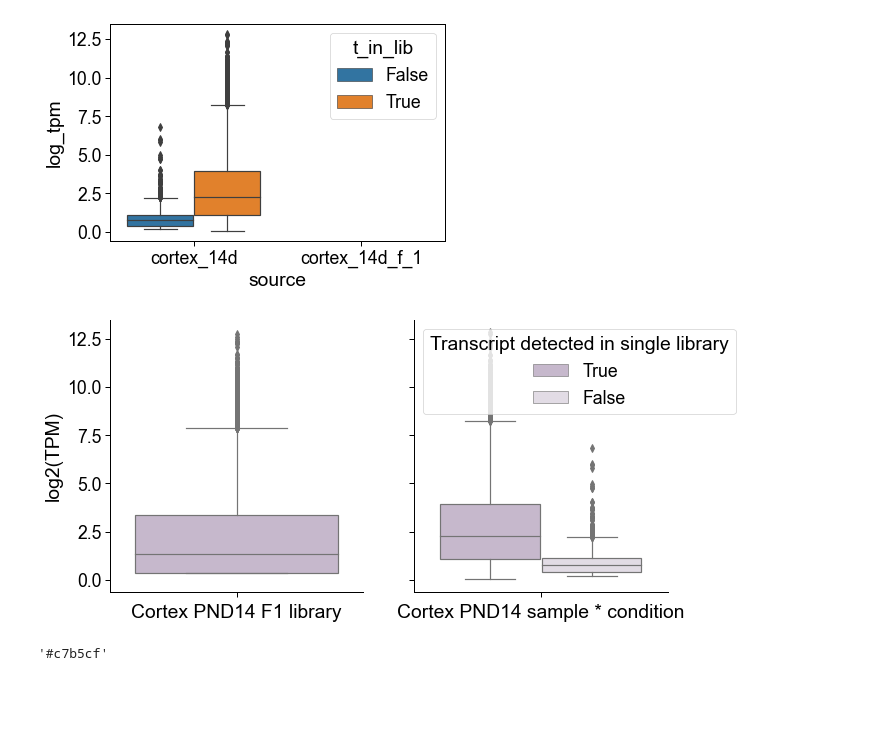
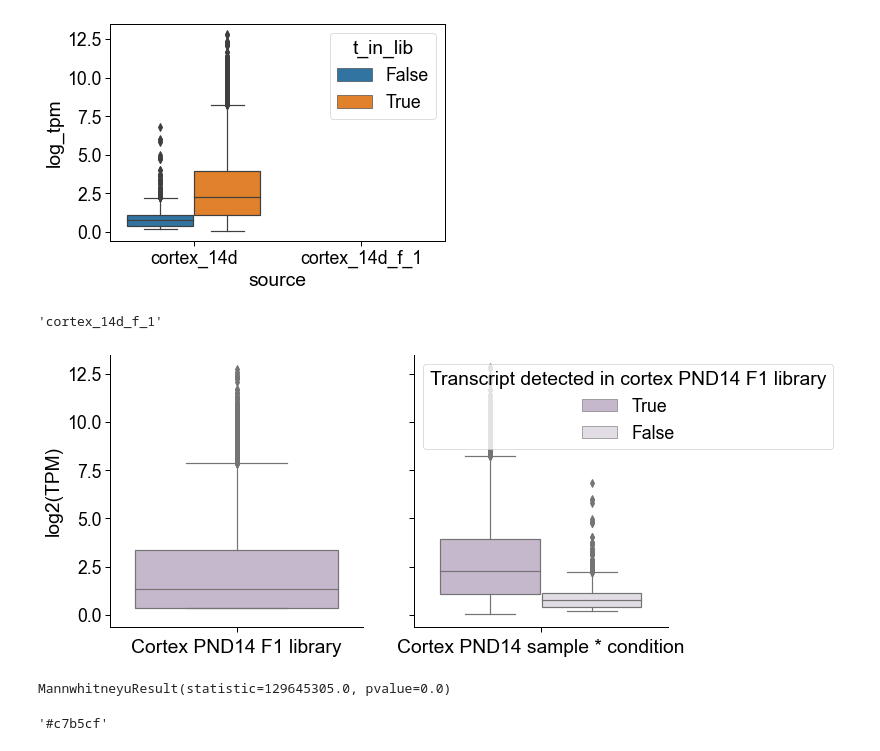
Before and after one commit to fairliereese/paper_rnawg, a Jupyter notebook: figures_revisions/revisions/cortex_14d_f_1_vs_all_brain.ipynb, the cells around one changed output. Drawn from its saved outputs; the diff is of its cells as text; code cells hidden in the pictures; blank space fills up the shorter version.

```diff
--- a/figures_revisions/revisions/cortex_14d_f_1_vs_all_brain.ipynb
+++ b/figures_revisions/revisions/cortex_14d_f_1_vs_all_brain.ipynb
@@ -50,0 +53,36 @@ m_filt_ab = od+expand(config['lr']['cerberus']['filt_ab'], species='mouse')[0]
+# %%
+datasets = ['cortex_14d_f_1', 'cortex_14d_f_2']
+sample = 'cortex_14d'
+
+sns.set_context('paper', font_scale=2)
+mpl.rcParams['font.family'] = 'Arial'
+mpl.rcParams['pdf.fonttype'] = 42
+
+
+c_dict, order = get_biosample_colors(species='mouse')
+c = c_dict[sample]
+
+meta = pd.read_csv(lib_meta, sep='\t')
+meta = pd.concat([meta, pd.read_csv(m_lib_meta, sep='\t')], axis=0)
+
+# get ecfd manually
+meta2 = meta.copy(deep=True)
+meta2 = meta2.sort_values(by='reads_post_talon', ascending=True)
+meta2['lib_rank'] = [i for i in range(1, len(meta2.index)+1)]
+meta2['total_libs'] = len(meta2.index)
+meta2['prop'] = meta2.lib_rank/meta2.total_libs
+meta2 = meta2.loc[meta2.dataset.isin(datasets)]
+ax = sns.displot(meta, x='reads_post_talon', kind='ecdf', color=c, linewidth=3)
+for ind, entry in meta2.iterrows():
+    x = entry.reads_post_talon
+    y = entry.prop
+    plt.scatter(x=x, y=y, zorder=3, s=40, c=c, edgecolor='k')
+    color = '#5c5c5c'
+    plt.hlines(y, 0,meta.reads_post_talon.max(axis=0),
+              colors=color, linestyles='dashed',
+              linewidth=2)
+
+ax.set(ylabel='Cumulative proportion\nof libraries', xlabel='# reads post-TALON')
+
+fname = 'figures/cortex_14d_ecdf.pdf'
+plt.savefig(fname, dpi=500)
@@ -341,41 +400,54 @@ sns.boxplot(df, x='source', hue='t_in_lib', y='log_tpm')
 # %% [output]
 <AxesSubplot:xlabel='source', ylabel='log_tpm'>
 [figure]
+# %%
+dataset
+# %% [output]
+'cortex_14d_f_1'
 # %%
 sns.set_context('paper', font_scale=2)
 mpl.rcParams['font.family'] = 'Arial'
 mpl.rcParams['pdf.fonttype'] = 42
 
 fig, axes = plt.subplots(1, 2, sharex=True, figsize=(10,5), sharey=True)
 
 temp = df.loc[df.source == dataset].copy(deep=True)
 sns.boxplot(temp, x='source', y='log_tpm', ax=axes[0], color=c_dict[sample])
 
 temp = df.loc[df.source == sample].copy(deep=True)
 temp.t_in_lib = temp.t_in_lib.astype('category').cat.reorder_categories([True, False], ordered=True)
 c_dict_2, order_2 = get_shade_colors(c_dict[sample], [True, False])
 sns.boxplot(temp, x='source', hue='t_in_lib', y='log_tpm',
             palette=c_dict_2, ax=axes[1])
 
 axes[0].set(xlabel='Cortex PND14 F1 library')
 axes[0].set(ylabel='log2(TPM)')
 
 axes[1].set(ylabel='')
 axes[1].set(xlabel='Cortex PND14 sample * condition')
 
 plt.sca(axes[0])
 plt.xticks(range(1), [''])
 
 plt.sca(axes[1])
 plt.xticks(range(1), [''])
 
-plt.legend(title='Transcript detected in single library', loc='upper left')
+plt.legend(title='Transcript detected in cortex PND14 F1 library', loc='upper left')
 
 for ax in axes:
     ax.spines['right'].set_visible(False)
     ax.spines['top'].set_visible(False)
+
+fname = f'figures/{dataset}_expression_boxplot.pdf'
+plt.savefig(fname, dpi=500)
 # %% [output]
-[figure, old version]
+[figure, new version]
+# %%
+x = temp.loc[(temp.source==sample)&(temp.t_in_lib==True)].log_tpm.tolist()
+y = temp.loc[(temp.source==sample)&(temp.t_in_lib==False)].log_tpm.tolist()
+st.mannwhitneyu(x,y)
+# %% [output]
+MannwhitneyuResult(statistic=129645305.0, pvalue=0.0)
 # %%
 c_dict[sample]
 # %% [output]
```
Also changed, not shown: parts of 7 cells of this notebook, 2 other files.
